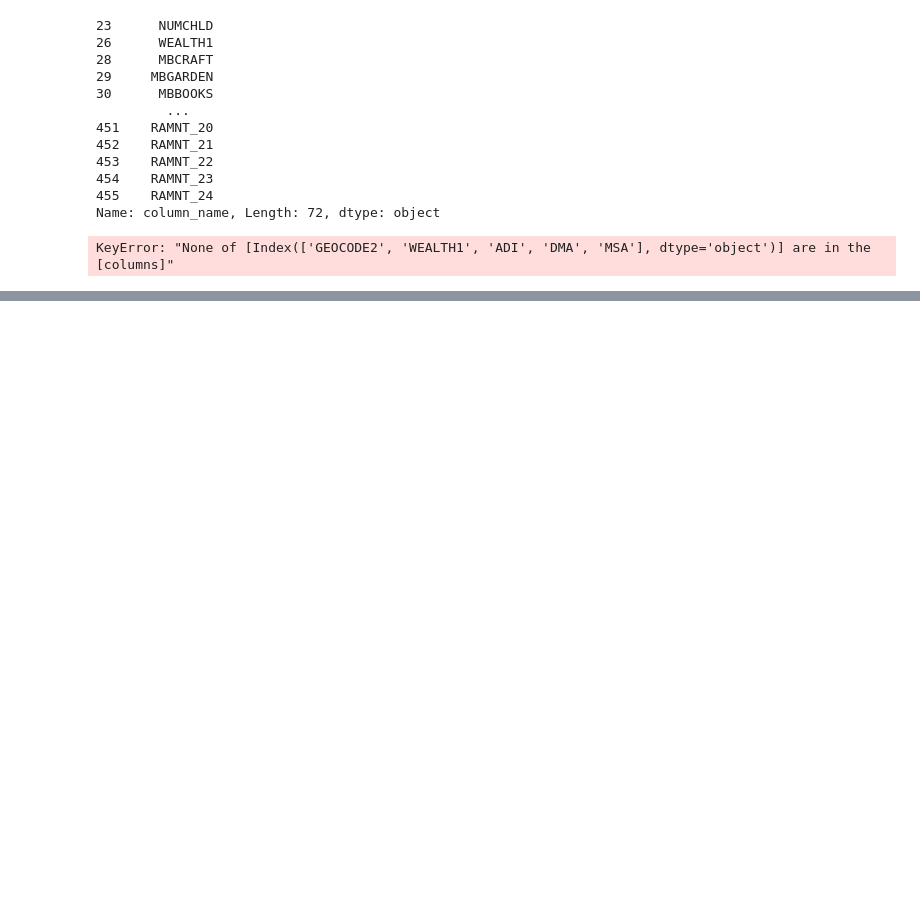
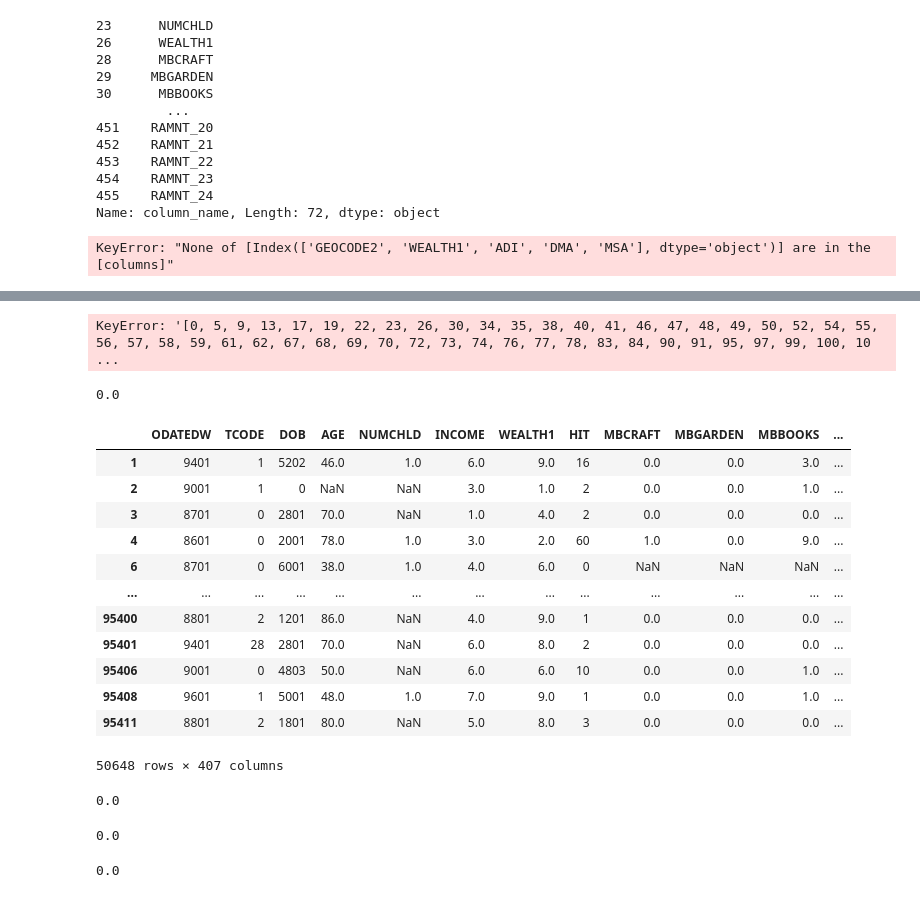
Before and after one commit to MelanieRachel/lab-feature-engineering, a Jupyter notebook: lab-feature-engineering_solutions1.ipynb, the cells around one changed output, grey strips where cells are left out. Cells and saved outputs as stored; diff of their text form; code cells hidden in the pictures; blank space fills up the shorter version.

```diff
--- a/lab-feature-engineering_solutions1.ipynb
+++ b/lab-feature-engineering_solutions1.ipynb
@@ -129,0 +139,4 @@ KeyError: "None of [Index(['GEOCODE2', 'WEALTH1', 'ADI', 'DMA', 'MSA'], dtype='o
+# %%
+numerical = data.select_dtypes(np.number)
+numerical = numerical.drop(columns = ['TARGET_B', 'TARGET_D'])
+numerical.head()
@@ -129,0 +182,3 @@ KeyError: "None of [Index(['GEOCODE2', 'WEALTH1', 'ADI', 'DMA', 'MSA'], dtype='o
+# %%
+categorical = data.select_dtypes([object])
+categorical.head()
@@ -129,0 +202,7 @@ KeyError: "None of [Index(['GEOCODE2', 'WEALTH1', 'ADI', 'DMA', 'MSA'], dtype='o
+# %%
+m_index = categorical[categorical['GEOCODE2'].notna()].index.tolist()
+categorical = categorical.loc[m_index,:]
+numerical = numerical.loc[m_index,:]
+categorical
+# %% [output]
+KeyError: '[0, 5, 9, 13, 17, 19, 22, 23, 26, 30, 34, 35, 38, 40, 41, 46, 47, 48, 49, 50, 52, 54, 55, 56, 57, 58, 59, 61, 62, 67, 68, 69, 70, 72, 73, 74, 76, 77, 78, 83, 84, 90, 91, 95, 97, 99, 100, 10 ...
@@ -130,2 +211,37 @@ KeyError: "None of [Index(['GEOCODE2', 'WEALTH1', 'ADI', 'DMA', 'MSA'], dtype='o
+# %%
+numerical['WEALTH1'].isna().sum()/len(numerical)
+# %% [output]
+0.0
+# %%
+ml = numerical[numerical['WEALTH1'].notna()].index.tolist()
+numerical = numerical.loc[ml,:]
+categorical = categorical.loc[ml,:]
+numerical
+# %% [output]
+|  | ODATEDW | TCODE | DOB | AGE | NUMCHLD | INCOME | WEALTH1 | HIT | MBCRAFT | MBGARDEN | MBBOOKS | ... |
+| 1 | 9401 | 1 | 5202 | 46.0 | 1.0 | 6.0 | 9.0 | 16 | 0.0 | 0.0 | 3.0 | ... |
+| 2 | 9001 | 1 | 0 | NaN | NaN | 3.0 | 1.0 | 2 | 0.0 | 0.0 | 1.0 | ... |
+| 3 | 8701 | 0 | 2801 | 70.0 | NaN | 1.0 | 4.0 | 2 | 0.0 | 0.0 | 0.0 | ... |
+| 4 | 8601 | 0 | 2001 | 78.0 | 1.0 | 3.0 | 2.0 | 60 | 1.0 | 0.0 | 9.0 | ... |
+| 6 | 8701 | 0 | 6001 | 38.0 | 1.0 | 4.0 | 6.0 | 0 | NaN | NaN | NaN | ... |
+| ... | ... | ... | ... | ... | ... | ... | ... | ... | ... | ... | ... | ... |
+| 95400 | 8801 | 2 | 1201 | 86.0 | NaN | 4.0 | 9.0 | 1 | 0.0 | 0.0 | 0.0 | ... |
+| 95401 | 9401 | 28 | 2801 | 70.0 | NaN | 6.0 | 8.0 | 2 | 0.0 | 0.0 | 0.0 | ... |
+| 95406 | 9001 | 0 | 4803 | 50.0 | NaN | 6.0 | 6.0 | 10 | 0.0 | 0.0 | 1.0 | ... |
+| 95408 | 9601 | 1 | 5001 | 48.0 | 1.0 | 7.0 | 9.0 | 1 | 0.0 | 0.0 | 1.0 | ... |
+| 95411 | 8801 | 2 | 1801 | 80.0 | NaN | 5.0 | 8.0 | 3 | 0.0 | 0.0 | 0.0 | ... |
+50648 rows × 407 columns
+# %%
+numerical['ADI'].isna().sum()/len(numerical)
+# %% [output]
+0.0
+# %%
+numerical['DMA'].isna().sum()/len(numerical)
+# %% [output]
+0.0
+# %%
+numerical['MSA'].isna().sum()/len(numerical)
+# %% [output]
+0.0
 # %%
 # Use appropriate EDA technique where ever necessary.
```
Also changed, not shown: parts of 13 cells of this notebook.
